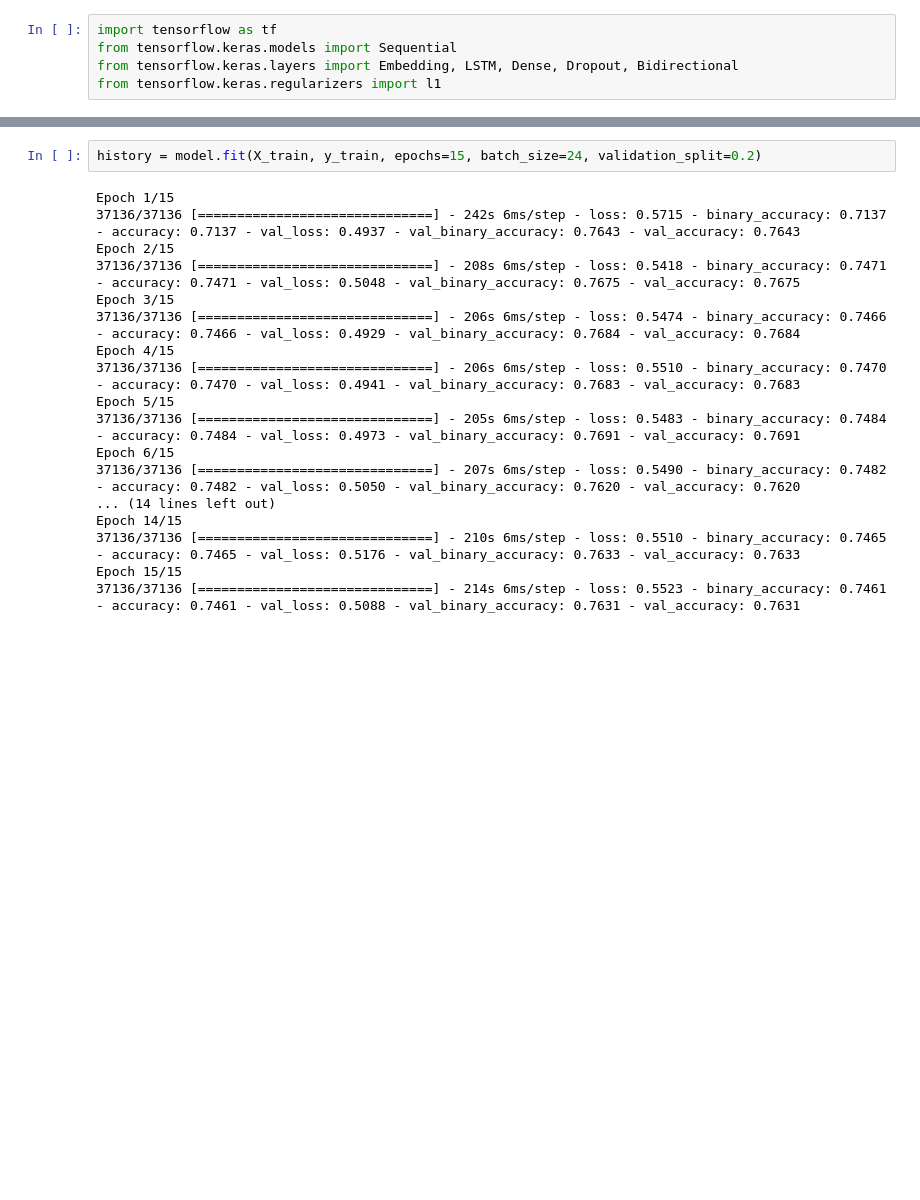
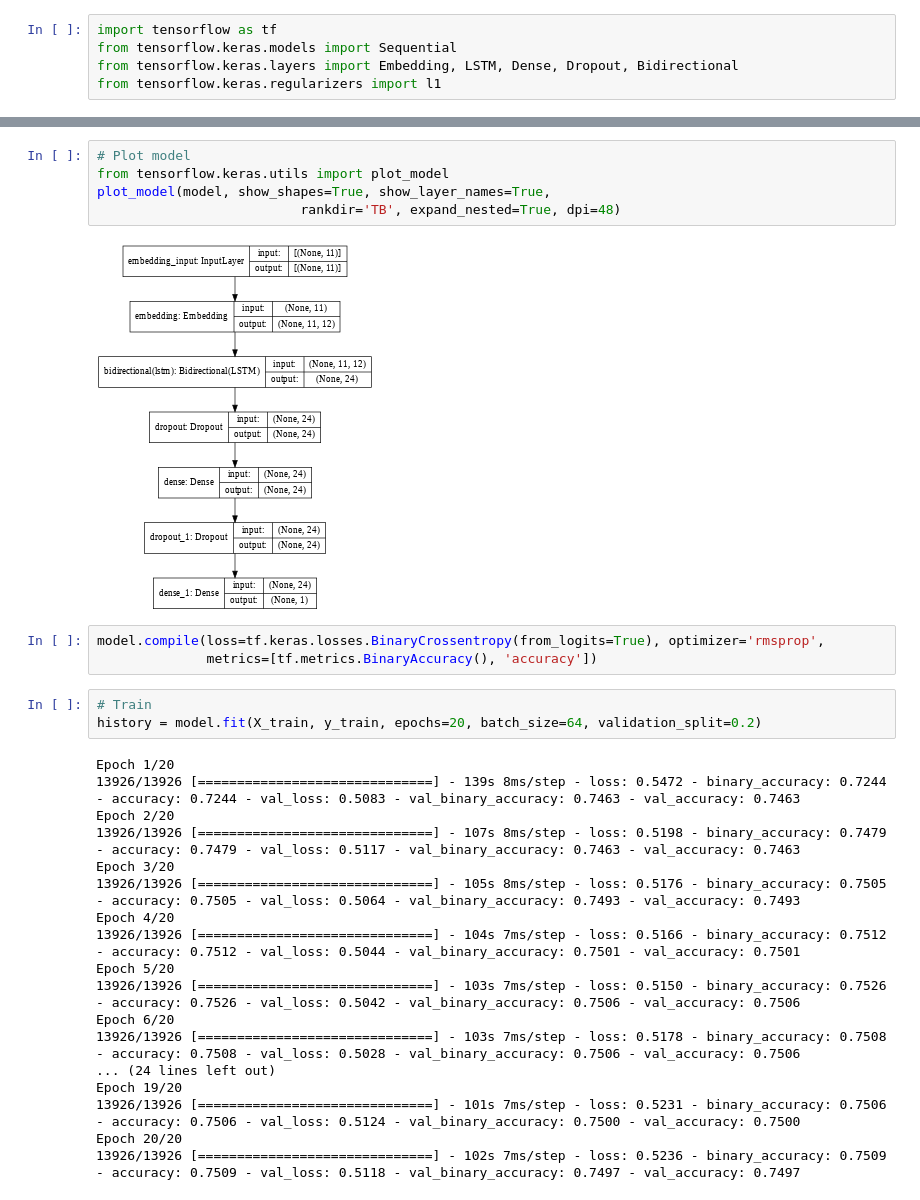
Before and after one commit to caroacostatovany/sentiment_analysis_tweets, a Jupyter notebook: notebooks/modelado_semifinal_02.ipynb, the cells around one changed output, grey strips where cells are left out. Drawn from its saved outputs; the diff is of its cells as text; blank space fills up the shorter version.

```diff
--- a/notebooks/modelado_semifinal_02.ipynb
+++ b/notebooks/modelado_semifinal_02.ipynb
@@ -340,23 +246,34 @@ model.compile(loss=tf.keras.losses.BinaryCrossentropy(from_logits=True),
+# %%
+# Plot model
+from tensorflow.keras.utils import plot_model
+plot_model(model, show_shapes=True, show_layer_names=True,
+                          rankdir='TB', expand_nested=True, dpi=48)
+# %% [output]
+[figure, added]
+# %%
+model.compile(loss=tf.keras.losses.BinaryCrossentropy(from_logits=True), optimizer='rmsprop',
+              metrics=[tf.metrics.BinaryAccuracy(), 'accuracy'])
 # %%
-history = model.fit(X_train, y_train, epochs=15, batch_size=24, validation_split=0.2)
+# Train
+history = model.fit(X_train, y_train, epochs=20, batch_size=64, validation_split=0.2)
 # %% [output]
-Epoch 1/15
-37136/37136 [==============================] - 242s 6ms/step - loss: 0.5715 - binary_accuracy: 0.7137 - accuracy: 0.7137 - val_loss: 0.4937 - val_binary_accuracy: 0.7643 - val_accuracy: 0.7643
-Epoch 2/15
-37136/37136 [==============================] - 208s 6ms/step - loss: 0.5418 - binary_accuracy: 0.7471 - accuracy: 0.7471 - val_loss: 0.5048 - val_binary_accuracy: 0.7675 - val_accuracy: 0.7675
-Epoch 3/15
-37136/37136 [==============================] - 206s 6ms/step - loss: 0.5474 - binary_accuracy: 0.7466 - accuracy: 0.7466 - val_loss: 0.4929 - val_binary_accuracy: 0.7684 - val_accuracy: 0.7684
-Epoch 4/15
-37136/37136 [==============================] - 206s 6ms/step - loss: 0.5510 - binary_accuracy: 0.7470 - accuracy: 0.7470 - val_loss: 0.4941 - val_binary_accuracy: 0.7683 - val_accuracy: 0.7683
-Epoch 5/15
-37136/37136 [==============================] - 205s 6ms/step - loss: 0.5483 - binary_accuracy: 0.7484 - accuracy: 0.7484 - val_loss: 0.4973 - val_binary_accuracy: 0.7691 - val_accuracy: 0.7691
-Epoch 6/15
-37136/37136 [==============================] - 207s 6ms/step - loss: 0.5490 - binary_accuracy: 0.7482 - accuracy: 0.7482 - val_loss: 0.5050 - val_binary_accuracy: 0.7620 - val_accuracy: 0.7620
-... (14 lines left out)
-Epoch 14/15
-37136/37136 [==============================] - 210s 6ms/step - loss: 0.5510 - binary_accuracy: 0.7465 - accuracy: 0.7465 - val_loss: 0.5176 - val_binary_accuracy: 0.7633 - val_accuracy: 0.7633
-Epoch 15/15
-37136/37136 [==============================] - 214s 6ms/step - loss: 0.5523 - binary_accuracy: 0.7461 - accuracy: 0.7461 - val_loss: 0.5088 - val_binary_accuracy: 0.7631 - val_accuracy: 0.7631
+Epoch 1/20
+13926/13926 [==============================] - 139s 8ms/step - loss: 0.5472 - binary_accuracy: 0.7244 - accuracy: 0.7244 - val_loss: 0.5083 - val_binary_accuracy: 0.7463 - val_accuracy: 0.7463
+Epoch 2/20
+13926/13926 [==============================] - 107s 8ms/step - loss: 0.5198 - binary_accuracy: 0.7479 - accuracy: 0.7479 - val_loss: 0.5117 - val_binary_accuracy: 0.7463 - val_accuracy: 0.7463
+Epoch 3/20
+13926/13926 [==============================] - 105s 8ms/step - loss: 0.5176 - binary_accuracy: 0.7505 - accuracy: 0.7505 - val_loss: 0.5064 - val_binary_accuracy: 0.7493 - val_accuracy: 0.7493
+Epoch 4/20
+13926/13926 [==============================] - 104s 7ms/step - loss: 0.5166 - binary_accuracy: 0.7512 - accuracy: 0.7512 - val_loss: 0.5044 - val_binary_accuracy: 0.7501 - val_accuracy: 0.7501
+Epoch 5/20
+13926/13926 [==============================] - 103s 7ms/step - loss: 0.5150 - binary_accuracy: 0.7526 - accuracy: 0.7526 - val_loss: 0.5042 - val_binary_accuracy: 0.7506 - val_accuracy: 0.7506
+Epoch 6/20
+13926/13926 [==============================] - 103s 7ms/step - loss: 0.5178 - binary_accuracy: 0.7508 - accuracy: 0.7508 - val_loss: 0.5028 - val_binary_accuracy: 0.7506 - val_accuracy: 0.7506
+... (24 lines left out)
+Epoch 19/20
+13926/13926 [==============================] - 101s 7ms/step - loss: 0.5231 - binary_accuracy: 0.7506 - accuracy: 0.7506 - val_loss: 0.5124 - val_binary_accuracy: 0.7500 - val_accuracy: 0.7500
+Epoch 20/20
+13926/13926 [==============================] - 102s 7ms/step - loss: 0.5236 - binary_accuracy: 0.7509 - accuracy: 0.7509 - val_loss: 0.5118 - val_binary_accuracy: 0.7497 - val_accuracy: 0.7497
 # %%
 model.evaluate(x=X_test, y=y_test)
 # %% [output]
```
Also changed, not shown: parts of 54 cells of this notebook.
